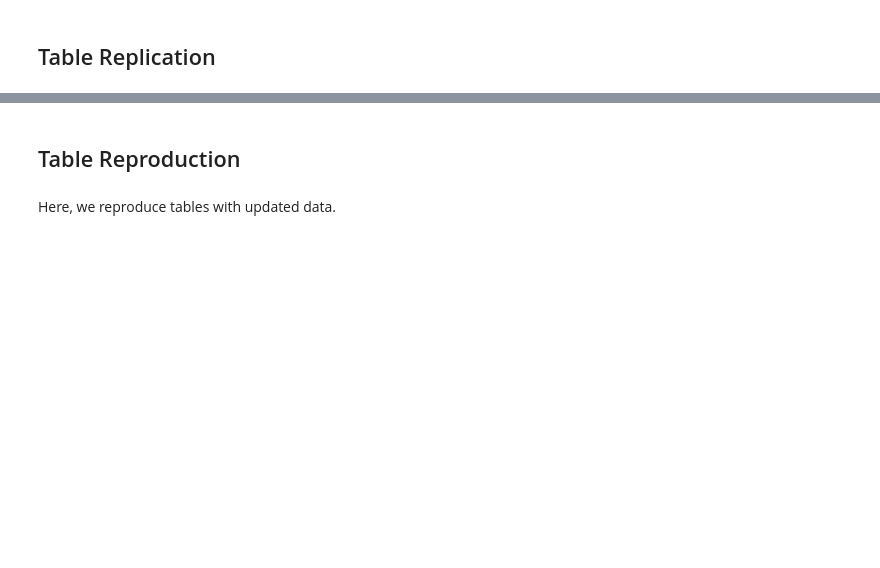
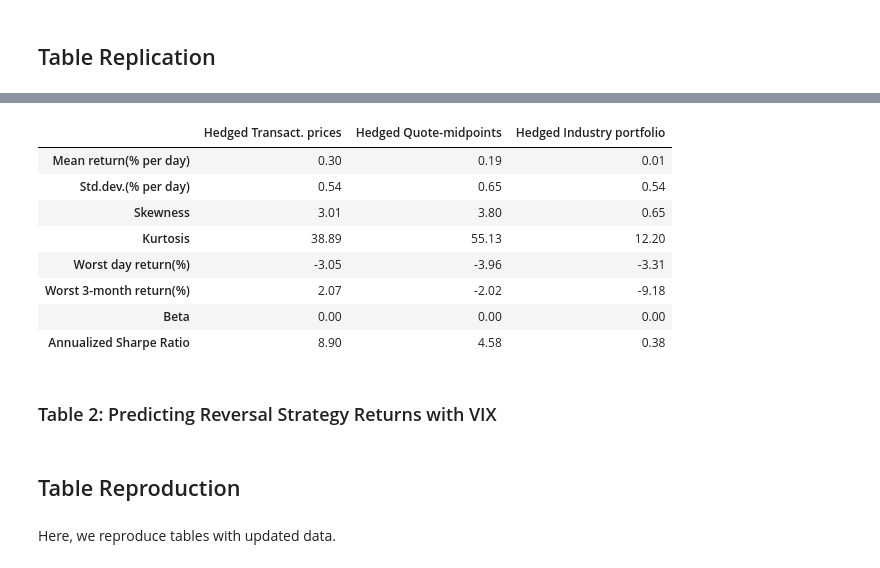
Before and after one commit to Waylon1026/Final-Project-Evaporating-Liquidity, a Jupyter notebook: src/notebook.ipynb, the cells around one changed output, grey strips where cells are left out. Cells and saved outputs as stored; diff of their text form; code cells hidden in the pictures; blank space fills up the shorter version.

```diff
--- a/src/notebook.ipynb
+++ b/src/notebook.ipynb
@@ -175,3 +325,19 @@ We replicate tables with data from January 1998 to December 2010.
+# %%
+df_stat_B = calc_reversal_strategy.summary_stats(ret_hedged)
+df_stat_B = df_stat_B.style.format('{:.2f}',na_rep='')
+df_stat_B
+# %% [output]
+|  | Hedged Transact. prices | Hedged Quote-midpoints | Hedged Industry portfolio |
+| Mean return(% per day) | 0.30 | 0.19 | 0.01 |
+| Std.dev.(% per day) | 0.54 | 0.65 | 0.54 |
+| Skewness | 3.01 | 3.80 | 0.65 |
+| Kurtosis | 38.89 | 55.13 | 12.20 |
+| Worst day return(%) | -3.05 | -3.96 | -3.31 |
+| Worst 3-month return(%) | 2.07 | -2.02 | -9.18 |
+| Beta | 0.00 | 0.00 | 0.00 |
+| Annualized Sharpe Ratio | 8.90 | 4.58 | 0.38 |
+# %% [markdown]
+### Table 2: Predicting Reversal Strategy Returns with VIX
 # %% [markdown]
 ## Table Reproduction
 # %% [markdown]
```
Also changed, not shown: parts of 35 cells of this notebook, 2 other files.
